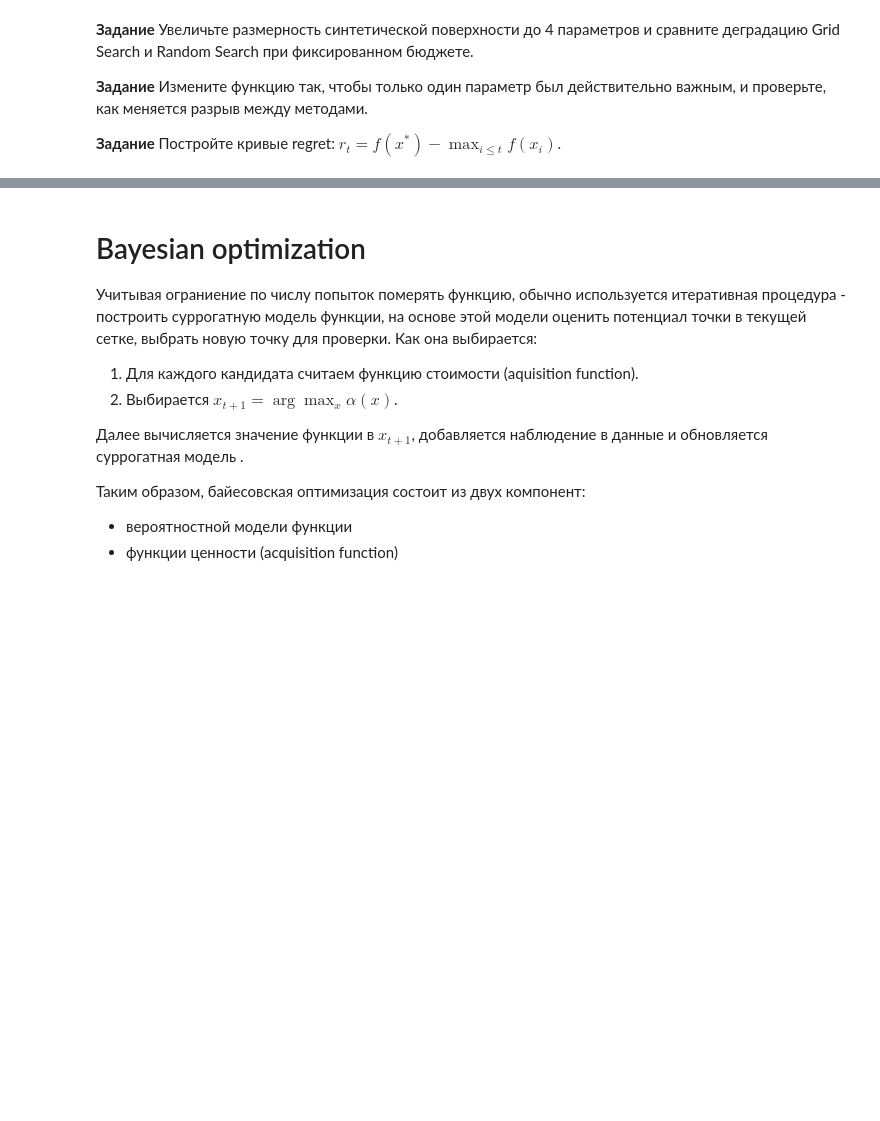
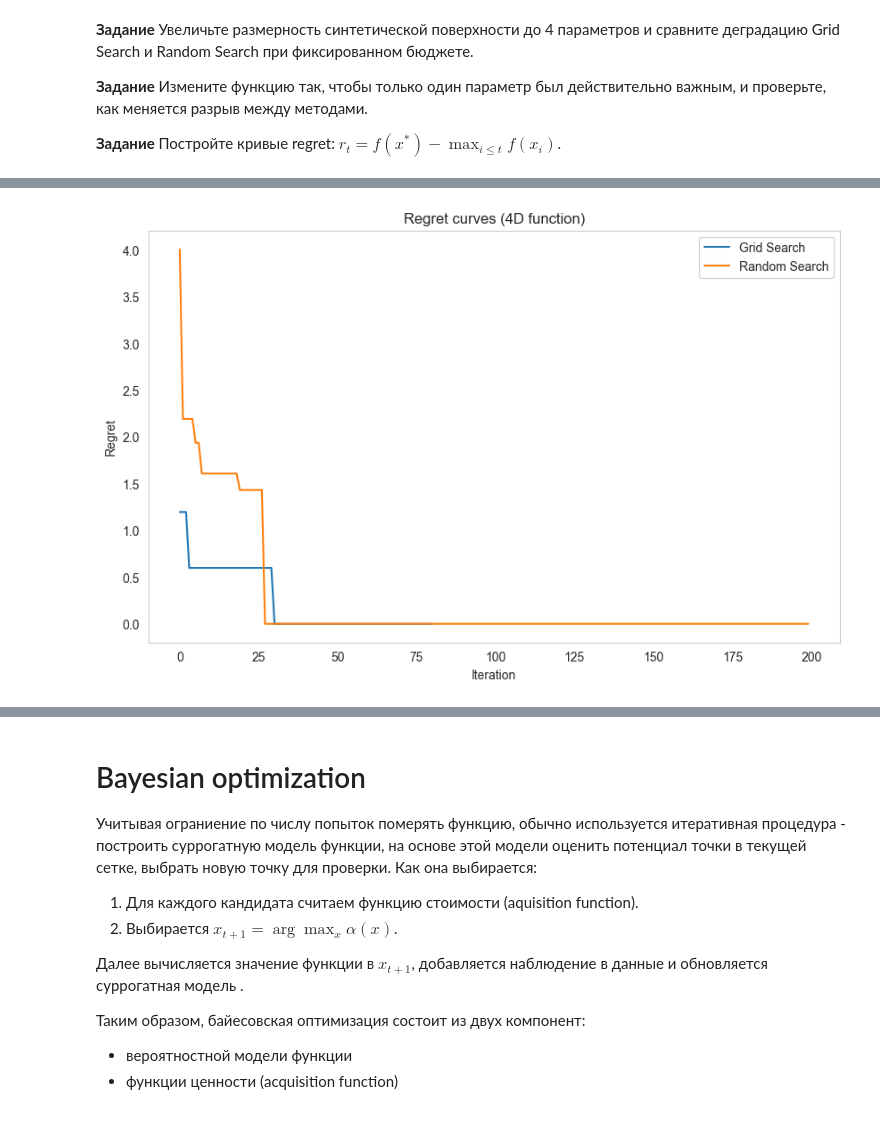
Before and after one commit to hysterria/spbu_ml_2026, a Jupyter notebook: notebooks/hyperparameter_optimization.ipynb, the cells around one changed output, grey strips where cells are left out. Saved outputs shown, nothing was run; the diff lists cells and outputs as text; code cells hidden in the pictures; blank space fills up the shorter version.

```diff
--- a/notebooks/hyperparameter_optimization.ipynb
+++ b/notebooks/hyperparameter_optimization.ipynb
@@ -126,0 +191,40 @@ plt.show()
+# %%
+def regret_curve(scores):
+
+    best_global = np.max(scores)
+
+    regrets = []
+
+    current_best = -np.inf
+
+    for s in scores:
+
+        current_best = max(current_best, s)
+
+        regret = best_global - current_best
+
+        regrets.append(regret)
+
+    return regrets
+
+grid_regret = regret_curve(grid_scores)
+
+random_regret = regret_curve(random_scores)
+
+plt.figure(figsize=(10,6))
+
+plt.plot(grid_regret, label="Grid Search")
+
+plt.plot(random_regret, label="Random Search")
+
+plt.xlabel("Iteration")
+plt.ylabel("Regret")
+plt.title("Regret curves (4D function)")
+
+plt.legend()
+
+plt.grid()
+
+plt.show()
+# %% [output]
+[figure, added]
```
Also changed, not shown: parts of 3 cells of this notebook.
